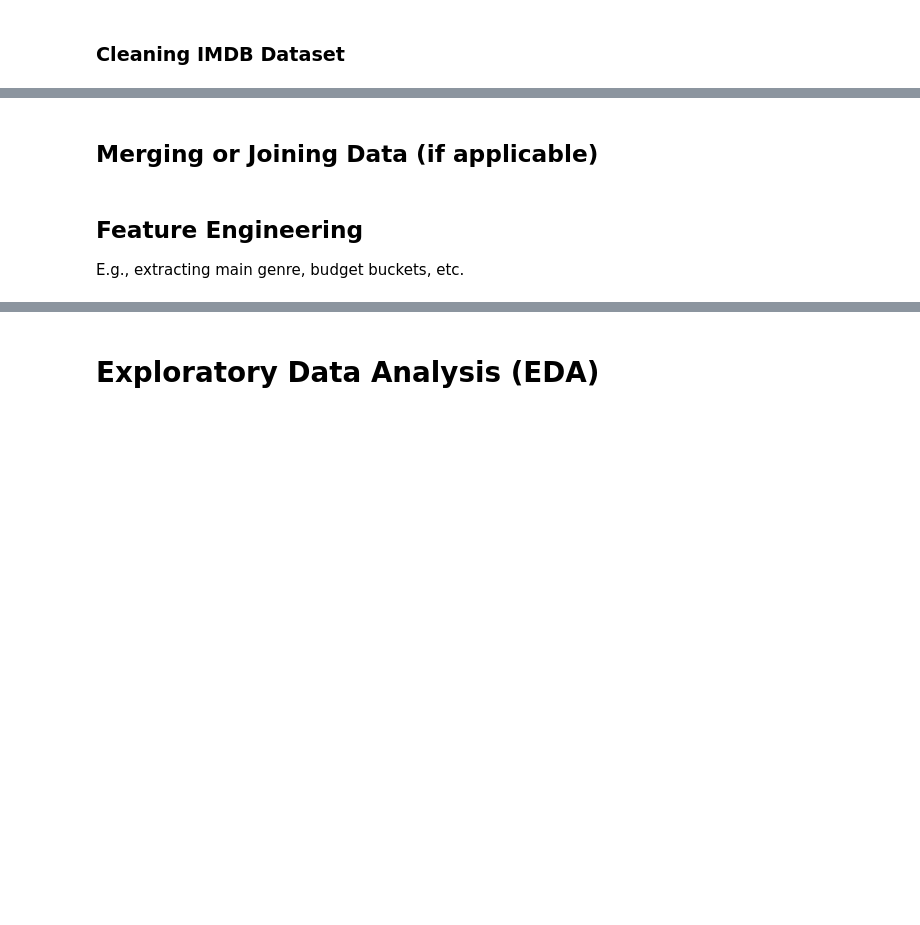
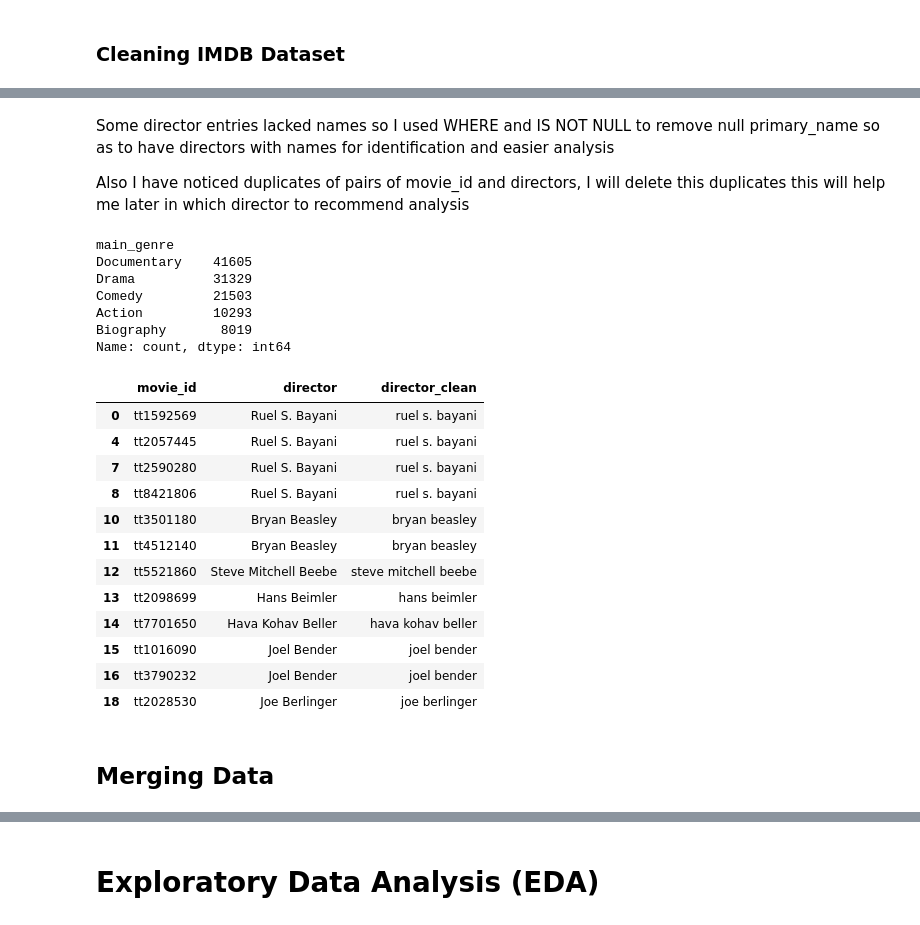
Before and after one commit to patsi-dev/Phase-2-Project-Repository, a Jupyter notebook: index.ipynb, the cells around one changed output, grey strips where cells are left out. Saved outputs shown, nothing was run; the diff lists cells and outputs as text; code cells hidden in the pictures; blank space fills up the shorter version.

```diff
--- a/index.ipynb
+++ b/index.ipynb
@@ -494,0 +574,4 @@ The Numbers dataset contains zero null values across all columns. This was confi
+# %%
+# 3. Filter for relevance (2010+ films)
+movies = movies[movies['start_year'] <= 2020]
+print('2010+ films with genres:', len(movies))
@@ -494,0 +589,12 @@ The Numbers dataset contains zero null values across all columns. This was confi
+# %%
+# 2. Clean directors data
+# Get directors (join with persons table)
+directors = pd.read_sql("""
+                            SELECT d.movie_id, p.primary_name AS director
+                            FROM directors d
+                            JOIN persons p
+                            ON d.person_id = p.person_id
+                            WHERE p.primary_name IS NOT NULL
+                        """, conn)
+print("Directors count:", len(directors))
+directors.head(5)
@@ -495,6 +609,39 @@ The Numbers dataset contains zero null values across all columns. This was confi
+# %% [markdown]
+Some director entries lacked names so I used WHERE and IS NOT NULL to remove null primary_name so as to have directors with names for identification and easier analysis
+
+Also I have noticed duplicates of pairs of movie_id and directors, I will delete this duplicates this will help me later in which director to recommend analysis
+# %%
+directors['director_clean'] = (
+    directors['director']
+    .str.lower()
+)
+# %%
+# 2. Remove duplicate director-film pairs
+directors = directors.drop_duplicates(subset=['movie_id', 'director_clean'])
+# %%
+print(movies['main_genre'].value_counts().head(5))
+
+directors.head(12)
+# %% [output]
+main_genre
+Documentary    41605
+Drama          31329
+Comedy         21503
+Action         10293
+Biography       8019
+Name: count, dtype: int64
+|  | movie_id | director | director_clean |
+| 0 | tt1592569 | Ruel S. Bayani | ruel s. bayani |
+| 4 | tt2057445 | Ruel S. Bayani | ruel s. bayani |
+| 7 | tt2590280 | Ruel S. Bayani | ruel s. bayani |
+| 8 | tt8421806 | Ruel S. Bayani | ruel s. bayani |
+| 10 | tt3501180 | Bryan Beasley | bryan beasley |
+| 11 | tt4512140 | Bryan Beasley | bryan beasley |
+| 12 | tt5521860 | Steve Mitchell Beebe | steve mitchell beebe |
+| 13 | tt2098699 | Hans Beimler | hans beimler |
+| 14 | tt7701650 | Hava Kohav Beller | hava kohav beller |
+| 15 | tt1016090 | Joel Bender | joel bender |
+| 16 | tt3790232 | Joel Bender | joel bender |
+| 18 | tt2028530 | Joe Berlinger | joe berlinger |
 # %% [markdown]
-## Merging or Joining Data (if applicable)
+## Merging Data
-# %% [markdown]
-## Feature Engineering
-
-E.g., extracting main genre, budget buckets, etc.
```
Also changed, not shown: parts of 63 cells of this notebook.
